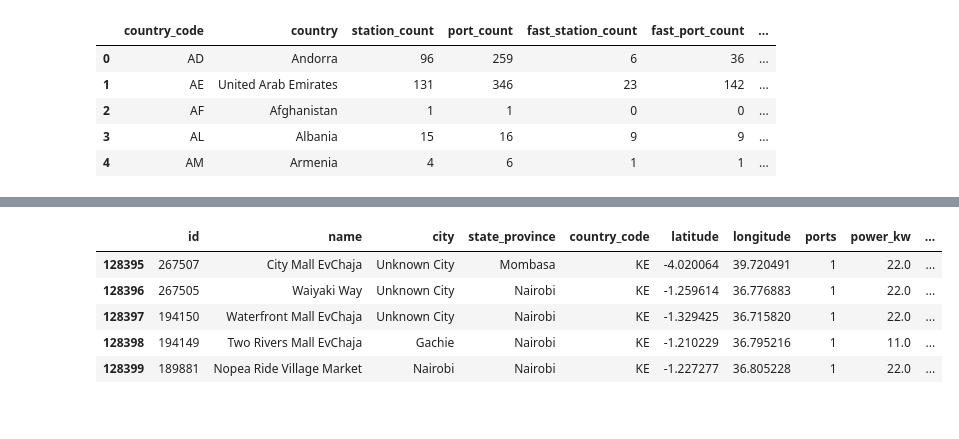
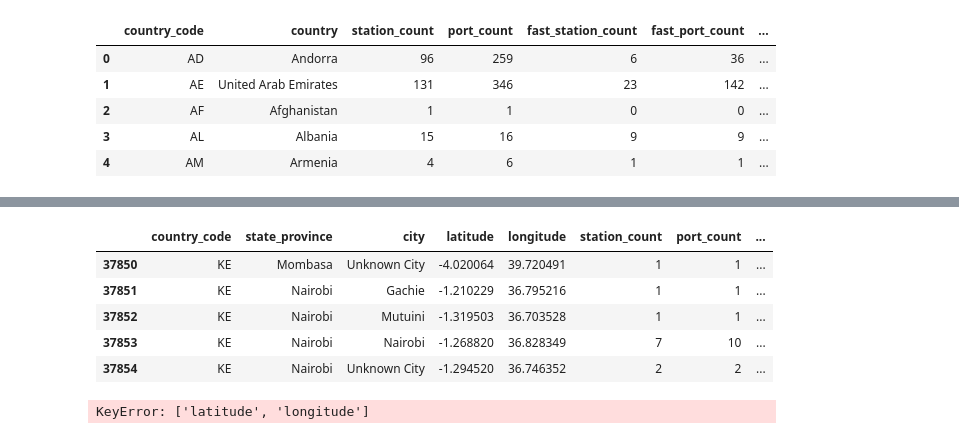
Before and after one commit to maryannngongi/EV_Charging_Stations_Optimization, a Jupyter notebook: Notebooks/maryann.ipynb, the cells around one changed output, grey strips where cells are left out. Cells and saved outputs as stored; diff of their text form; code cells hidden in the pictures.

```diff
--- a/Notebooks/maryann.ipynb
+++ b/Notebooks/maryann.ipynb
@@ -4,6 +4,6 @@
 import pandas as pd
 # %%
 #Loading the data
-df = pd.read_csv('charging_station.csv')
-df.head()
+charging_station_df = pd.read_csv('../Data/charging_station_ml.csv')
+charging_station_df.head()
 # %% [output]
@@ -36,11 +66,27 @@ df3.head()
 # %%
 #Filtering the data to Kenya data only
-kenya_df = df[df["country_code"] == "KE"].copy()
+kenya_df = charging_station_df[charging_station_df["country_code"] == "KE"].copy()
 kenya_df.head()
 # %% [output]
-|  | id | name | city | state_province | country_code | latitude | longitude | ports | power_kw | ... |
-| 128395 | 267507 | City Mall EvChaja | Unknown City | Mombasa | KE | -4.020064 | 39.720491 | 1 | 22.0 | ... |
-| 128396 | 267505 | Waiyaki Way | Unknown City | Nairobi | KE | -1.259614 | 36.776883 | 1 | 22.0 | ... |
-| 128397 | 194150 | Waterfront Mall EvChaja | Unknown City | Nairobi | KE | -1.329425 | 36.715820 | 1 | 22.0 | ... |
-| 128398 | 194149 | Two Rivers Mall EvChaja | Gachie | Nairobi | KE | -1.210229 | 36.795216 | 1 | 11.0 | ... |
-| 128399 | 189881 | Nopea Ride Village Market | Nairobi | Nairobi | KE | -1.227277 | 36.805228 | 1 | 22.0 | ... |
+|  | country_code | state_province | city | latitude | longitude | station_count | port_count | ... |
+| 37850 | KE | Mombasa | Unknown City | -4.020064 | 39.720491 | 1 | 1 | ... |
+| 37851 | KE | Nairobi | Gachie | -1.210229 | 36.795216 | 1 | 1 | ... |
+| 37852 | KE | Nairobi | Mutuini | -1.319503 | 36.703528 | 1 | 1 | ... |
+| 37853 | KE | Nairobi | Nairobi | -1.268820 | 36.828349 | 7 | 10 | ... |
+| 37854 | KE | Nairobi | Unknown City | -1.294520 | 36.746352 | 2 | 2 | ... |
+# %%
+kenya_ev_stations_df = kenya_ev_stations_df.dropna(
+    subset=["latitude","longitude"]
+)
+
+kenya_ev_stations_df["is_fast_dc"] = kenya_ev_stations_df["is_fast_dc"].fillna(0).astype(int)
+
+kenya_ev_stations_df["ports"] = kenya_ev_stations_df["ports"].fillna(
+    kenya_ev_stations_df["ports"].median()
+)
+
+kenya_ev_stations_df["power_kw"] = kenya_ev_stations_df["power_kw"].fillna(
+    kenya_ev_stations_df["power_kw"].median()
+)
+# %% [output]
+KeyError: ['latitude', 'longitude']
```
Also changed, not shown: parts of 6 cells of this notebook, 1 other file.
